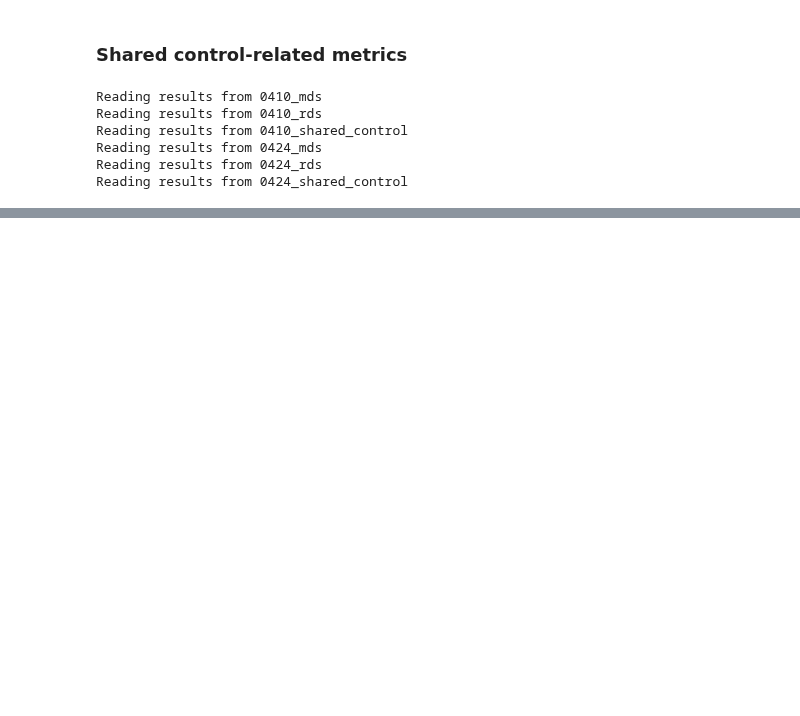
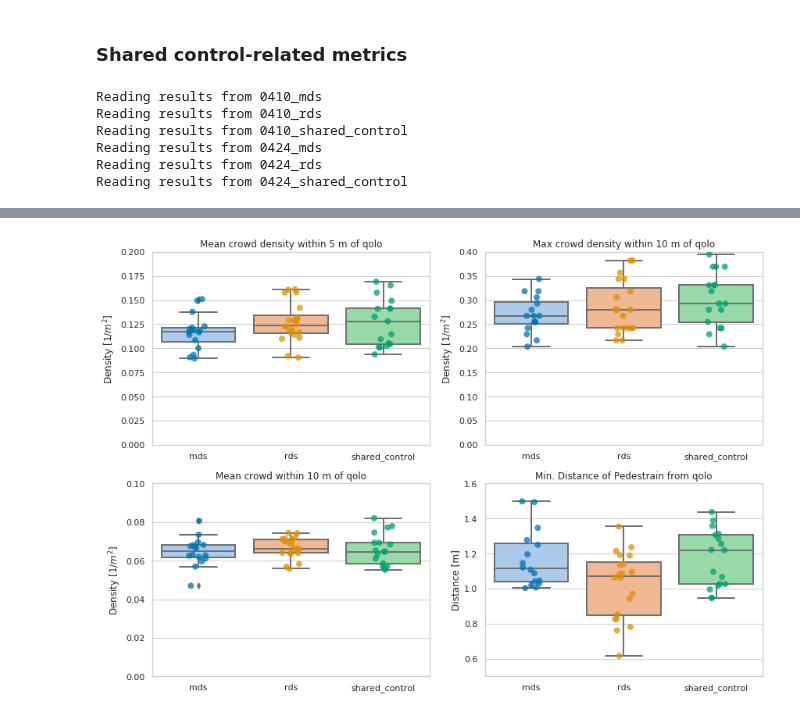
Before and after one commit to epfl-lasa/crowdbot-evaluation-tools, a Jupyter notebook: notebooks/comprehensive_eval.ipynb, the cells around one changed output, grey strips where cells are left out. Cells and saved outputs as stored; diff of their text form; code cells hidden in the pictures; blank space fills up the shorter version.

Commit message:
update with no group and count number of sequences

```diff
--- a/notebooks/comprehensive_eval.ipynb
+++ b/notebooks/comprehensive_eval.ipynb
@@ -1396,0 +1439,63 @@ plt.close()
+# %%
+fig, axes = plt.subplots(2, 2, figsize=(14, 10))
+
+categorical_plot(
+    axes=axes[0,0],
+    df=crowd_metrics_df,
+    metric='avg_crowd_density5',
+    catogory='control_type',
+    title='Mean crowd density within 5 m of qolo',
+    xlabel='',
+    ylabel='Density [1/$m^2$]',
+    ylim=[0.0, 0.20],
+    kind='box',
+    # lgd_labels=['April 10, 2021', 'April 24, 2021'],
+    # group='date',
+)
+categorical_plot(
+    axes=axes[0,1],
+    df=crowd_metrics_df,
+    metric='max_crowd_density5',
+    catogory='control_type',
+    title='Max crowd density within 10 m of qolo',
+    xlabel='',
+    ylabel='Density [1/$m^2$]',
+    ylim=[0.0, 0.40],
+    kind='box',
+    # lgd_labels=['April 10, 2021', 'April 24, 2021'],
+    # group='date',
+)
+
+categorical_plot(
+    axes=axes[1,0],
+    df=crowd_metrics_df,
+    metric='avg_crowd_density10',
+    catogory='control_type',
+    title='Mean crowd within 10 m of qolo',
+    xlabel='',
+    ylabel='Density [1/$m^2$]',
+    ylim=[0.0, 0.1],
+    kind='box',
+    # lgd_labels=['April 10, 2021', 'April 24, 2021'],
+    # group='date',
+)
+
+categorical_plot(
+    axes=axes[1,1],
+    df=crowd_metrics_df,
+    metric='avg_min_dist',
+    catogory='control_type',
+    title='Min. Distance of Pedestrain from qolo',
+    xlabel='',
+    ylabel='Distance [m]',
+    ylim=[0.5, 1.6],
+    kind='box',
+    # lgd_labels=['April 10, 2021', 'April 24, 2021'],
+    # group='date',
+)
+
+plt.savefig("comp_crowd_nogroup.pdf", dpi=300)
+
+plt.show()
+# %% [output]
+[figure, added]
```
Also changed, not shown: parts of 15 cells of this notebook, 12 other files.
